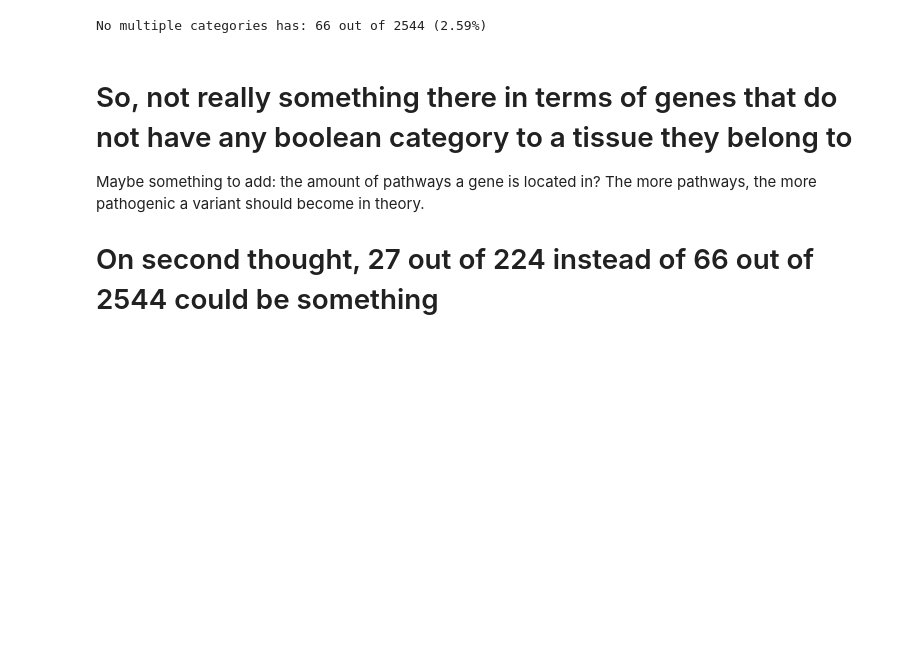
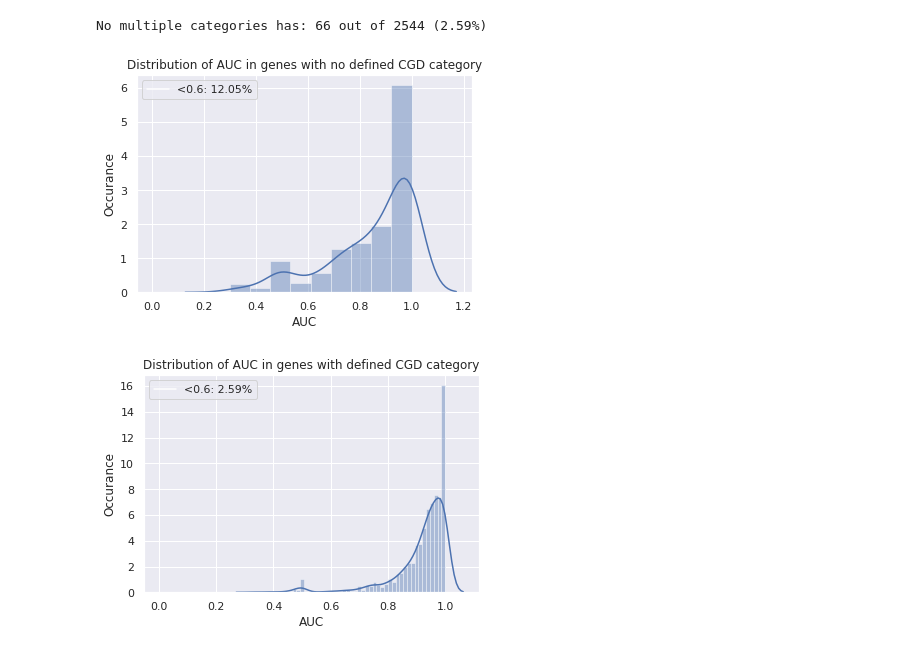
Before and after one commit to SietsmaRJ/dsls_master_thesis, a Jupyter notebook: side_scripts/potential_gene_features.ipynb, the cells around one changed output. Saved outputs shown, nothing was run; the diff lists cells and outputs as text; code cells hidden in the pictures; blank space fills up the shorter version.

```diff
--- a/side_scripts/potential_gene_features.ipynb
+++ b/side_scripts/potential_gene_features.ipynb
@@ -889,9 +940,23 @@ tot = genes_has_multiple_cats_sorted.shape[0]
 print(f'No multiple categories has: {n} out of {tot} ({round(n/tot*100,ndigits=2)}%)')
 # %% [output]
 No multiple categories has: 66 out of 2544 (2.59%)
-# %% [markdown]
-# So, not really something there in terms of genes that do not have any boolean category to a tissue they belong to
-
-Maybe something to add: the amount of pathways a gene is located in? The more pathways, the more pathogenic a variant should become in theory.
-
-# On second thought, 27 out of 224 instead of 66 out of 2544 could be something
+# %%
+sns.distplot(np.array(genes_hasnot_multiple_cats_sorted['auc']))
+plt.plot([0],[0],color='w', label=f'<0.6: {pnmc}%')
+plt.title('Distribution of AUC in genes with no defined CGD category')
+plt.ylabel('Occurance')
+plt.xlabel('AUC')
+plt.legend()
+plt.savefig(img_output_dir+'distrubtion_auc_no_gcd_cat.png')
+plt.show()
+sns.distplot(np.array(genes_has_multiple_cats_sorted['auc']))
+plt.plot([0],[0],color='w', label=f'<0.6: {pmc}%')
+plt.title('Distribution of AUC in genes with defined CGD category')
+plt.ylabel('Occurance')
+plt.xlabel('AUC')
+plt.legend()
+plt.savefig(img_output_dir+'distrubtion_auc_gcd_cat.png')
+plt.show()
+# %% [output]
+[figure, added]
+[figure, added]
```
Also changed, not shown: parts of 17 cells of this notebook, 2 other files.
